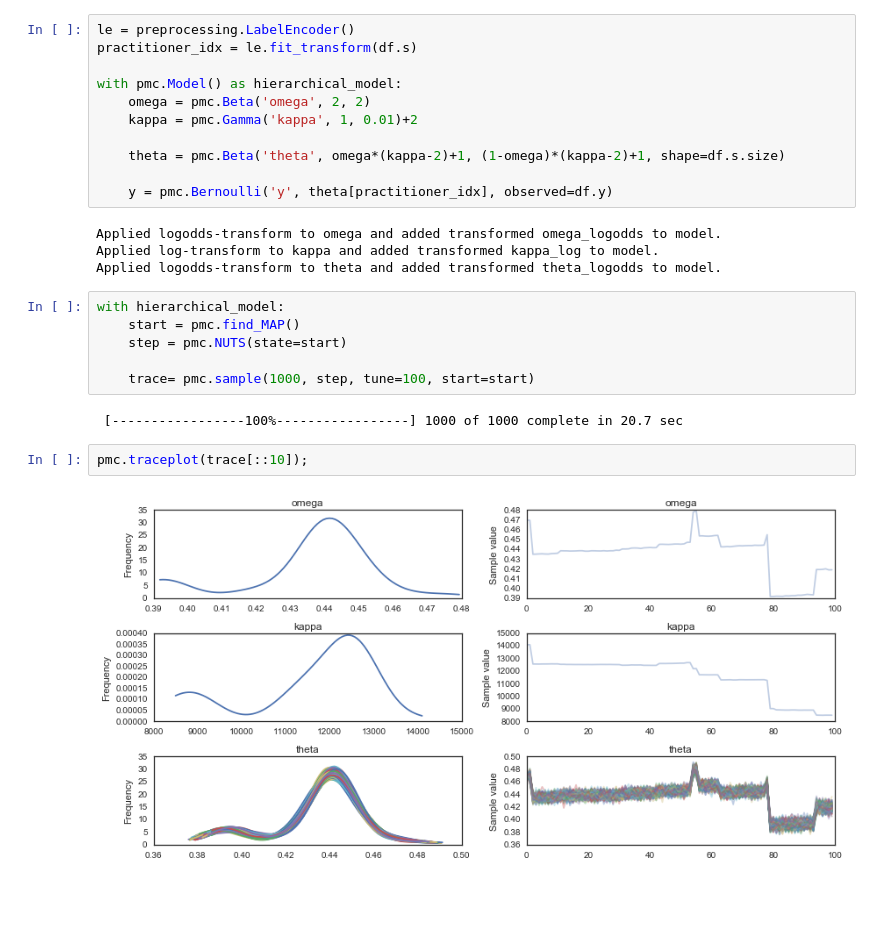
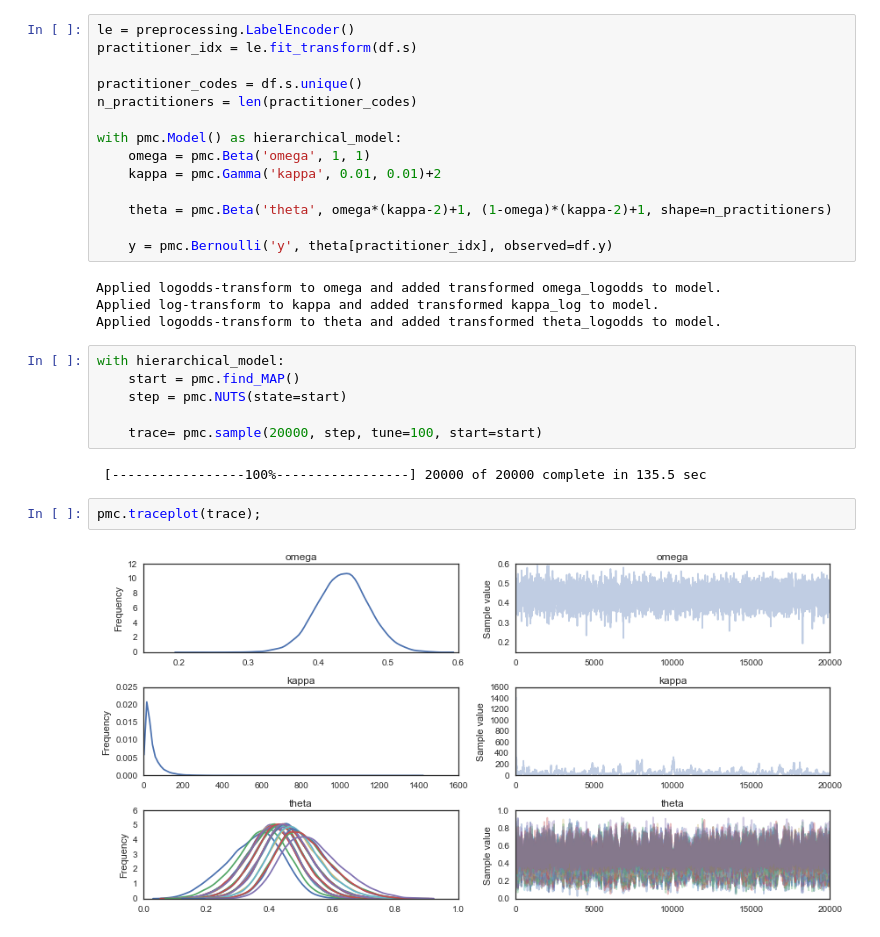
Before and after one commit to JWarmenhoven/DBDA-python, a Jupyter notebook: Notebooks/Chapter 9.ipynb, the cells around one changed output. Drawn from its saved outputs; the diff is of its cells as text; blank space fills up the shorter version.

```diff
--- a/Notebooks/Chapter 9.ipynb
+++ b/Notebooks/Chapter 9.ipynb
@@ -50,11 +50,14 @@ Image('images/fig9_7.png', width=250)
 le = preprocessing.LabelEncoder()
 practitioner_idx = le.fit_transform(df.s)
 
+practitioner_codes = df.s.unique()
+n_practitioners = len(practitioner_codes)
+
 with pmc.Model() as hierarchical_model:
-    omega = pmc.Beta('omega', 2, 2)
-    kappa = pmc.Gamma('kappa', 1, 0.01)+2
+    omega = pmc.Beta('omega', 1, 1)
+    kappa = pmc.Gamma('kappa', 0.01, 0.01)+2
 
-    theta = pmc.Beta('theta', omega*(kappa-2)+1, (1-omega)*(kappa-2)+1, shape=df.s.size)
+    theta = pmc.Beta('theta', omega*(kappa-2)+1, (1-omega)*(kappa-2)+1, shape=n_practitioners)
 
     y = pmc.Bernoulli('y', theta[practitioner_idx], observed=df.y)
 # %% [output]
@@ -66,10 +69,10 @@ with hierarchical_model:
     start = pmc.find_MAP()
     step = pmc.NUTS(state=start)
 
-    trace= pmc.sample(1000, step, tune=100, start=start)
+    trace= pmc.sample(20000, step, tune=100, start=start)
 # %% [output]
- [-----------------100%-----------------] 1000 of 1000 complete in 20.7 sec
+ [-----------------100%-----------------] 20000 of 20000 complete in 135.5 sec
 # %%
-pmc.traceplot(trace[::10]);
+pmc.traceplot(trace);
 # %% [output]
-[figure, old version]
+[figure, new version]
```
Also changed, not shown: parts of 9 cells of this notebook, 1 other file.
